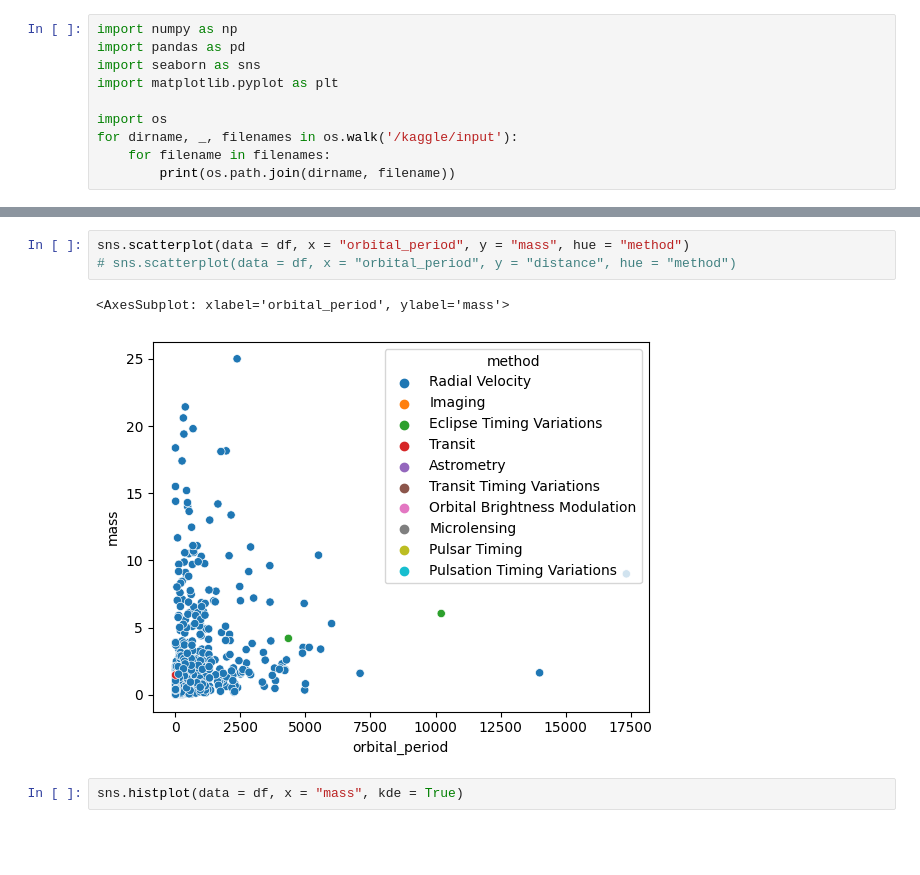
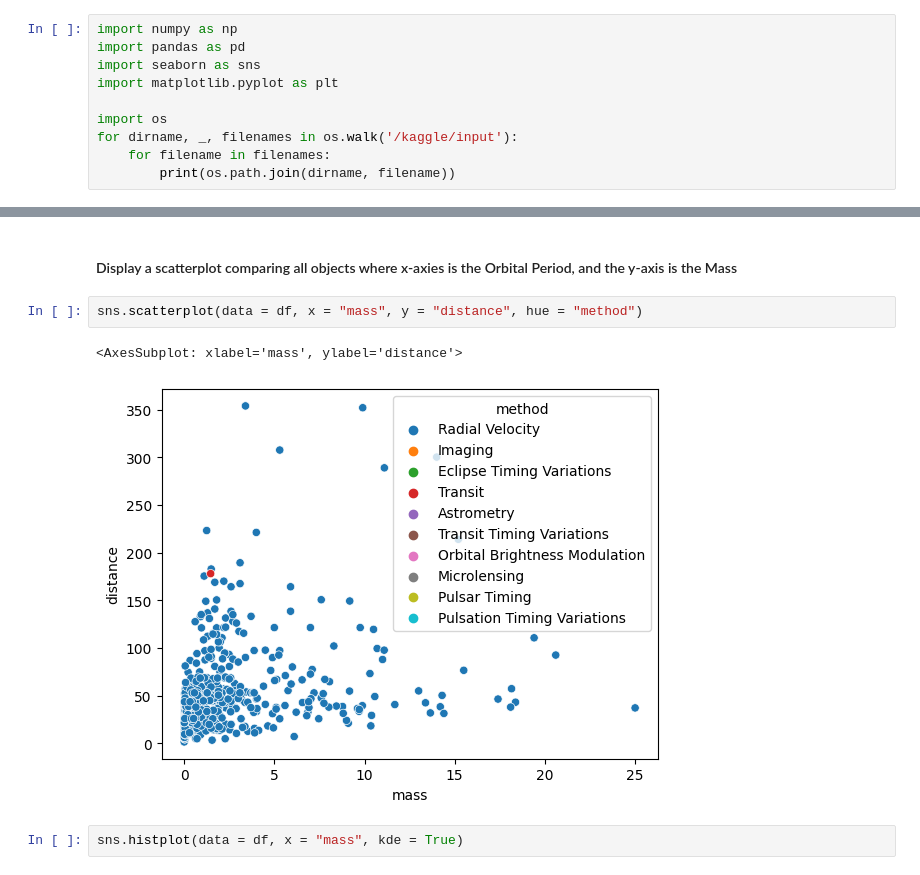
Before and after one commit to mcsadri/data-viz-planets, a Jupyter notebook: data-viz-planets.ipynb, the cells around one changed output, grey strips where cells are left out. Saved outputs shown, nothing was run; the diff lists cells and outputs as text; blank space fills up the shorter version.

Commit message:
Kaggle Notebook | data-viz-planets | Version 3

```diff
--- a/data-viz-planets.ipynb
+++ b/data-viz-planets.ipynb
@@ -31,9 +63,10 @@ print(df.head)
+# %% [markdown]
+#### Display a scatterplot comparing all objects where x-axies is the Orbital Period, and the y-axis is the Mass
 # %%
-sns.scatterplot(data = df, x = "orbital_period", y = "mass", hue = "method")
-# sns.scatterplot(data = df, x = "orbital_period", y = "distance", hue = "method")
+sns.scatterplot(data = df, x = "mass", y = "distance", hue = "method")
 # %% [output]
-<AxesSubplot: xlabel='orbital_period', ylabel='mass'>
+<AxesSubplot: xlabel='mass', ylabel='distance'>
-[figure, old version]
+[figure, new version]
 # %%
 sns.histplot(data = df, x = "mass", kde = True)
 # %% [output]
```
Also changed, not shown: parts of 4 cells of this notebook.
